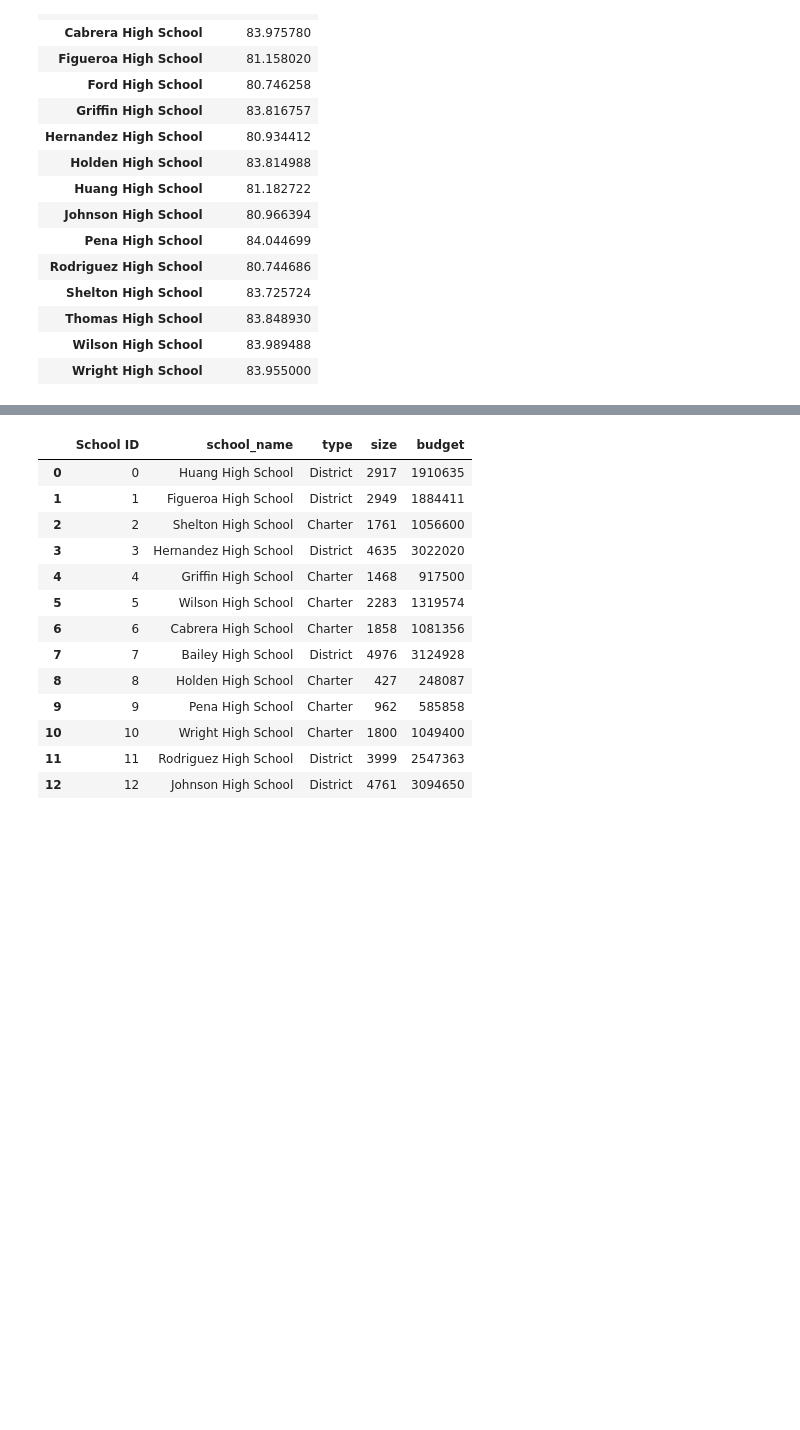
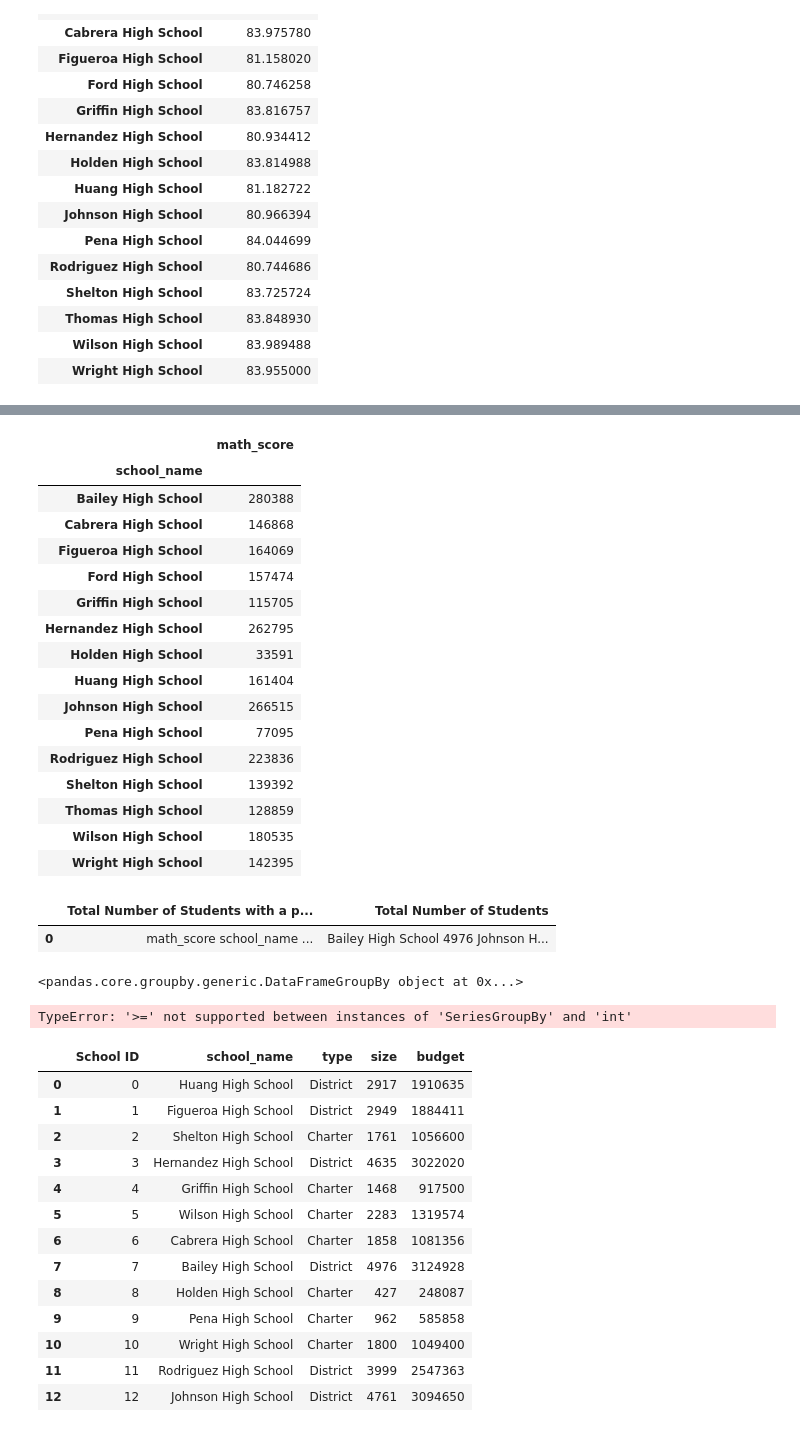
Before and after one commit to lgrayes/pandas-challenge, a Jupyter notebook: PyCitySchools/DF1complete.ipynb, the cells around one changed output, grey strips where cells are left out. Cells and saved outputs as stored; diff of their text form; code cells hidden in the pictures; blank space fills up the shorter version.

```diff
--- a/PyCitySchools/DF1complete.ipynb
+++ b/PyCitySchools/DF1complete.ipynb
@@ -394,5 +422,54 @@ mathpass_comparison_df
+# %%
+# group2mathpass_schools_df = pass2_math_df.groupby(["school_name"]).sum()
+# group2mathpass_schools_df
+
+pass2_math_df.groupby(["school_name"]).sum()
+# %% [output]
+|  | math_score |
+| school_name |  |
+| Bailey High School | 280388 |
+| Cabrera High School | 146868 |
+| Figueroa High School | 164069 |
+| Ford High School | 157474 |
+| Griffin High School | 115705 |
+| Hernandez High School | 262795 |
+| Holden High School | 33591 |
+| Huang High School | 161404 |
+| Johnson High School | 266515 |
+| Pena High School | 77095 |
+| Rodriguez High School | 223836 |
+| Shelton High School | 139392 |
+| Thomas High School | 128859 |
+| Wilson High School | 180535 |
+| Wright High School | 142395 |
+# %%
+# per_school_student_counts
+
+# passing Math data frame
+
+passingMath_df = pd.DataFrame({
+                        "Total Number of Students with a passing grade": [group2mathpass_schools_df],
+                        "Total Number of Students": [per_school_student_counts]
+                        })
+passingMath_df
+# %% [output]
+|  | Total Number of Students with a p... | Total Number of Students |
+| 0 | math_score school_name ... | Bailey High School 4976 Johnson H... |
+# %%
+# Calculate percentage
+# Total number of students with a passing math score / total number of students
+
+group2mathpassed_schools_df = pass2_math_df.groupby(["school_name"])
+group2mathpassed_schools_df
+# %% [output]
+<pandas.core.groupby.generic.DataFrameGroupBy object at 0x...>
 # %%
 # % Passing Reading >= 70
+
+readpass_comparison_df = group3read_schools_df[(group3read_schools_df["reading_score"] >= 70)]
+readpass_comparison_df
+# %% [output]
+TypeError: '>=' not supported between instances of 'SeriesGroupBy' and 'int'
 # %%
 # % Overall Passing (The percentage of students that passed math and reading.)
 # %%
```
Also changed, not shown: parts of 5 cells of this notebook.
